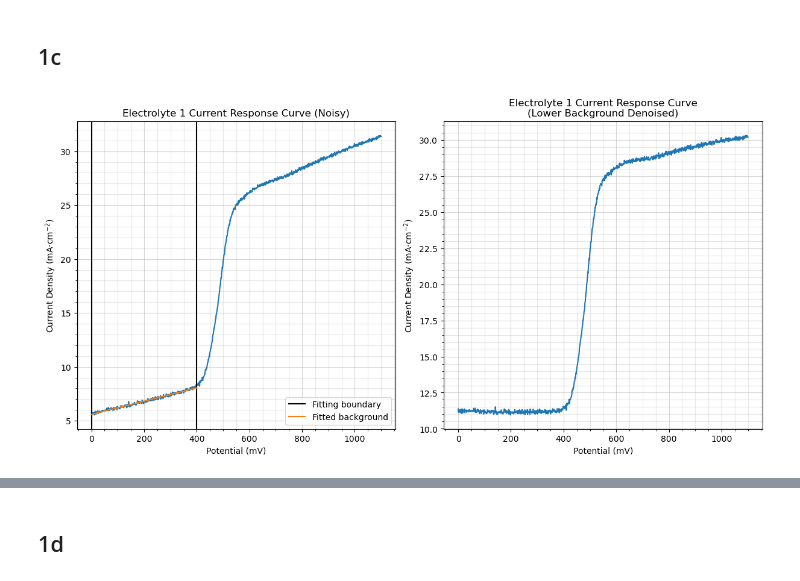
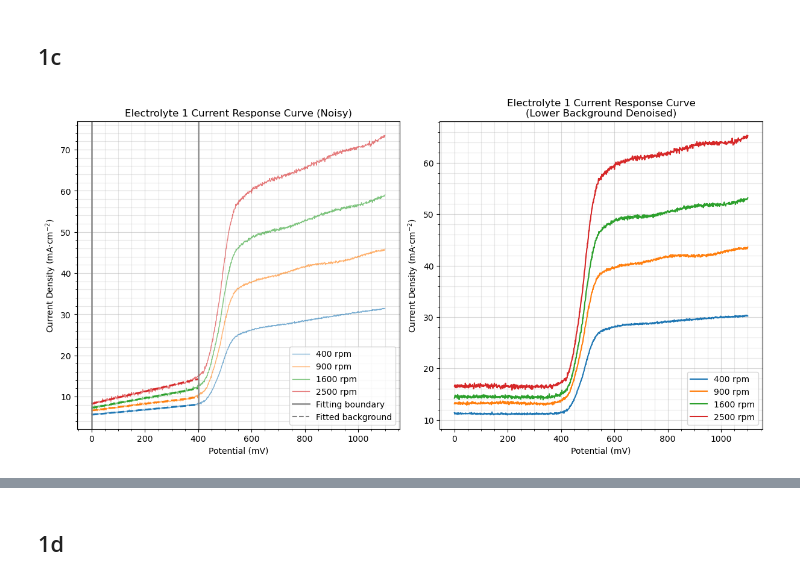
Before and after one commit to tsole0/midterm_meng, a Jupyter notebook: midterm_solutions.ipynb, the cells around one changed output, grey strips where cells are left out. Cells and saved outputs as stored; diff of their text form; code cells hidden in the pictures.

```diff
--- a/midterm_solutions.ipynb
+++ b/midterm_solutions.ipynb
@@ -21,6 +24,7 @@ from scipy.stats import linregress
 # %%
 # KNOWN DATA -- UPDATE AS NEEDED
 
+RPMS = [400, 900, 1600, 2500]
 
 class Electrolyte():
     """
@@ -31,9 +35,12 @@ class Electrolyte():
         self.conc = conc # MOLAR
         self.kin_visc = kin_visc # CM^2 / S
         self.t_p = t_p # UNITLESS
+        self.data = {}
 
         if isinstance(DAT, str):
-            self.data = pd.read_excel(DAT)
+            for i in range(4):
+                self.data[RPMS[i]] = pd.read_excel(DAT, i)
+
         else:
             self.data = DAT
 
@@ -44,7 +51,7 @@ E2 = Electrolyte(4, 0.1, 0.55, "Electrolyte2_RDE_data.xlsx")
 E3 = Electrolyte(1, 0.2, 0.25, "Electrolyte3_RDE_data.xlsx")
 
 data = [E1, E2, E3]
-E1.data.head()
+E1.data[400].head()
 # %% [output]
 |  | V (mV) | Current Density (mA/cm2) |
 | 0 | 0.000000 | 5.781907 |
@@ -58,11 +65,14 @@ E1.data.head()
 fig, axes = plt.subplots(3, 1, layout='constrained', figsize=(6,14))
 
 for idx, ax in enumerate(axes):
+    electrolyte = data[idx]
     ax.set_title(f'Electrolyte {idx+1} Current Response Curve')
-    ax.plot(data[idx].data['V (mV)'], data[idx].data['Current Density (mA/cm2)'])
+    for rpm in electrolyte.data.keys():
+        ax.plot(electrolyte.data[rpm]['V (mV)'], electrolyte.data[rpm]['Current Density (mA/cm2)'], label=f'{rpm} rpm')
     ax.set_ylabel(r"Current Density (mA$\cdot$cm$^{-2}$)")
     ax.set_xlabel("Potential (mV)")
     ax.minorticks_on()
     ax.grid(which='both', alpha=0.3)
     ax.grid(which='major', alpha=0.5)
+    ax.legend()
 # %% [output]
@@ -70,8 +80,7 @@ for idx, ax in enumerate(axes):
 # %% [markdown]
 ## 1b
 # %%
-def linfit_range(electrolyte: Electrolyte, minV, maxV):
-    data = electrolyte.data
+def linfit_range(data, minV, maxV):
 
     data_in_range = data[data['V (mV)'].between(minV, maxV)]
 
@@ -84,50 +93,67 @@ def linfit_range(electrolyte: Electrolyte, minV, maxV):
 # %%
 # Subtract background
 
 def subtract_bgnd(electrolyte, idx, minV, maxV, graph=True):
-    data = electrolyte.data.copy(deep=True)
-    regress = linfit_range(electrolyte, minV, maxV)
-
-    delta_fxn = lambda x, y: y - regress.slope*x + regress.intercept
-
     if graph == True:
         fig, (ax1, ax2) = plt.subplots(1, 2, layout='constrained', figsize=(12, 6))
-        ax1.set_title(f'Electrolyte {idx} Current Response Curve (Noisy)')
-        ax1.plot(electrolyte.data['V (mV)'], electrolyte.data['Current Density (mA/cm2)'])
-        ax1.axvline(minV, color="black", label='Fitting boundary')
-        ax1.axvline(maxV, color="black")
-        regress_range = np.linspace(minV, maxV, 1000)
-        ax1.plot(regress_range, [regress.slope*x + regress.intercept for x in regress_range], label='Fitted background')
-        ax1.set_ylabel(r"Current Density (mA$\cdot$cm$^{-2}$)")
-        ax1.set_xlabel("Potential (mV)")
-        ax1.minorticks_on()
-        ax1.grid(which='both', alpha=0.3)
-        ax1.grid(which='major', alpha=0.5)
-        ax1.legend()
 
-    # Change data and graph changed data
-    data['Current Density (mA/cm2)'] = list(map(delta_fxn, data['V (mV)'], data['Current Density (mA/cm2)']))
+    regressions = []
+    for rpm in RPMS:
+        data = electrolyte.data[rpm].copy(deep=True)
 
-    if graph == True:
-        ax2.set_title(f'Electrolyte {idx} Current Response Curve\n(Lower Background Denoised)')
-        ax2.plot(data['V (mV)'], data['Current Density (mA/cm2)'])
-        ax2.set_ylabel(r"Current Density (mA$\cdot$cm$^{-2}$)")
-        ax2.set_xlabel("Potential (mV)")
-        ax2.minorticks_on()
-        ax2.grid(which='both', alpha=0.3)
-        ax2.grid(which='major', alpha=0.5)
+        regress = linfit_range(data, minV, maxV)
+        regressions.append(regress)
 
+        delta_fxn = lambda x, y: y - regress.slope*x + regress.intercept
+
+        if graph == True:
+            ax1.set_title(f'Electrolyte {idx} Current Response Curve (Noisy)')
+            ax1.plot(data['V (mV)'], data['Current Density (mA/cm2)'], label=f'{rpm} rpm', alpha=0.6, linewidth=1)
+            regress_range = np.linspace(minV, maxV, 1000)
+            ax1.plot(regress_range, [regress.slope*x + regress.intercept for x in regress_range],
+                     color=ax1.lines[-1].get_color(),
+                     ls='--',
+                     linewidth=2
+                     )
+            ax1.set_ylabel(r"Current Density (mA$\cdot$cm$^{-2}$)")
+            ax1.set_xlabel("Potential (mV)")
+            ax1.minorticks_on()
+            ax1.grid(which='both', alpha=0.3)
+            ax1.grid(which='major', alpha=0.5)
+
+        # Change data and graph changed data
+        data['Current Density (mA/cm2)'] = list(map(delta_fxn, data['V (mV)'], data['Current Density (mA/cm2)']))
+
+        if graph == True:
+            ax2.set_title(f'Electrolyte {idx} Current Response Curve\n(Lower Background Denoised)')
+            ax2.plot(data['V (mV)'], data['Current Density (mA/cm2)'], label=f'{rpm} rpm')
+            ax2.set_ylabel(r"Current Density (mA$\cdot$cm$^{-2}$)")
+            ax2.set_xlabel("Potential (mV)")
+            ax2.minorticks_on()
+            ax2.grid(which='both', alpha=0.3)
+            ax2.grid(which='major', alpha=0.5)
+            ax2.legend(loc='lower right')
+
+    if graph==True:
+        ax1.axvline(minV, color="gray", label='Fitting boundary', alpha=0.8, linewidth=2)
+        ax1.axvline(maxV, color="gray", alpha=0.8, linewidth=2)
+        handles, labels = ax1.get_legend_handles_labels()
+        handles.append(Line2D([0], [0], color='gray', linestyle='--', linewidth=1.5))
+        labels.append('Fitted background')
+        ax1.legend(handles=handles, labels=labels)
         plt.show(fig)
 
-    return Electrolyte(
+    new_electrolyte = Electrolyte(
         electrolyte.conc,
         electrolyte.kin_visc,
         electrolyte.t_p,
-        data
+
     )
 
-subtract_bgnd(E1, 1, 0, 400)
-subtract_bgnd(E2, 2, 0, 150)
-subtract_bgnd(E3, 3, 0, 250)
+    return regressions
+
+E1_lowerfit = subtract_bgnd(E1, 1, 0, 400)
+E2_lowerfit = subtract_bgnd(E2, 2, 0, 150)
+E3_lowerfit = subtract_bgnd(E3, 3, 0, 250)
 # %% [output]
-[figure, old version]
+[figure, new version]
```
Also changed, not shown: parts of 7 cells of this notebook, 3 other files.
